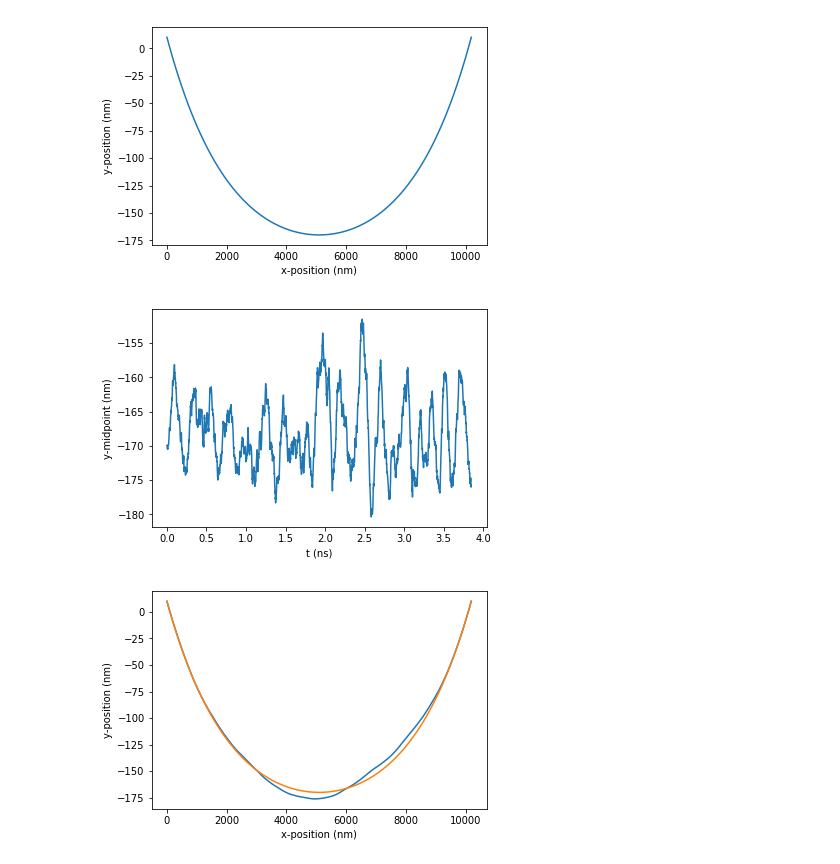
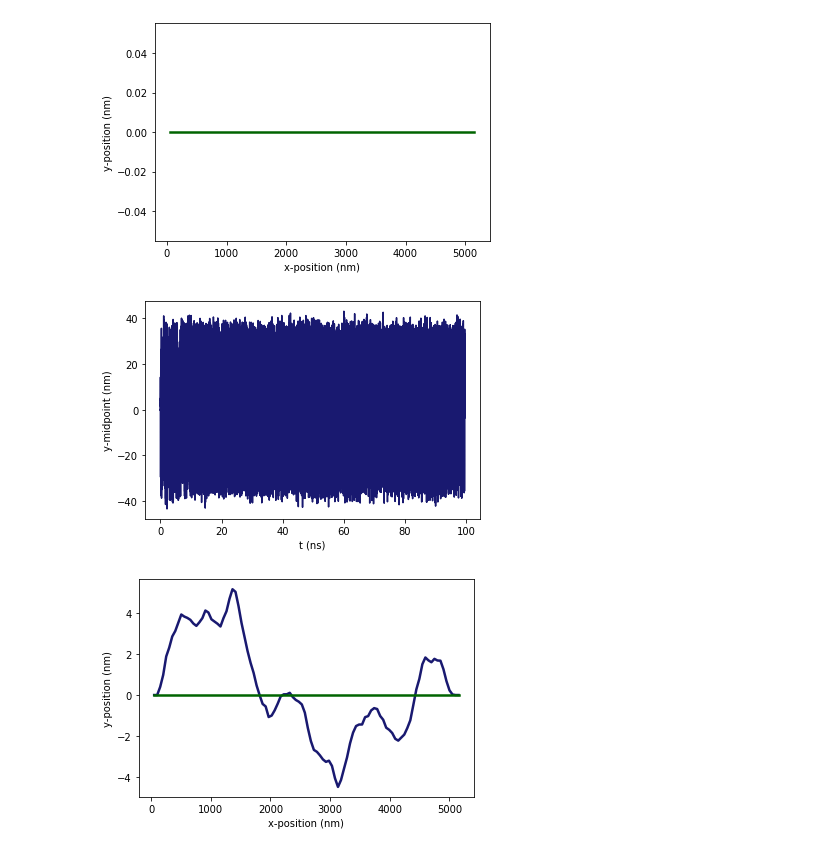
Before and after one commit to arthurbarnard/1D-string-simulations, a Jupyter notebook: CNT simulation viewer.ipynb, the cells around one changed output. Cells and saved outputs as stored; diff of their text form; code cells hidden in the pictures.

```diff
--- a/CNT simulation viewer.ipynb
+++ b/CNT simulation viewer.ipynb
@@ -4,8 +4,7 @@ import matplotlib
 import matplotlib.pyplot as plt
 # %%
 #loading in initial file
-_fname = './initfiles/inputFile_010.txt'
-
+_fname = './initfiles/inputFile_047.txt'
 _fid = open(_fname)
 _data = np.fromfile(_fid,dtype = 'float')
 N_points = len(_data)/6
@@ -14,34 +13,34 @@ x_init = _data[0::6]
 y_init = _data[1::6]
 
 #plot initial file
-plt.plot(x_init,y_init)
+plt.plot(x_init,y_init,lw=2.5,color='darkgreen')
 plt.xlabel('x-position (nm)')
 plt.ylabel('y-position (nm)')
 plt.show()
 # %% [output]
-[figure, old version]
+[figure, new version]
 # %%
 #load in single position time-series
-_fname = './outfiles/testOut_010Y1.txt'
+_fname = 'testOut_047Y1.txt'
 _fid = open(_fname)
 _data = np.fromfile(_fid,dtype = 'float')
 _fid.close()
 N_time_steps = len(_data)
 dt = 1.28
 #loaded in and calculated data
 y_of_t = _data
 t = np.arange(N_time_steps)*dt
 
 #plot time-series
-plt.plot(t/1000.,y_of_t)
+plt.plot(t/1000.,y_of_t,color='midnightblue')
 plt.ylabel('y-midpoint (nm)')
 plt.xlabel('t (ns)')
 plt.show()
 # %% [output]
-[figure, old version]
+[figure, new version]
 # %%
 #load in and plot initial and final deflection.
-_fname = './outfiles/testOut_010.txt'
+_fname = 'testOut_047.txt'
 _fid = open(_fname,'rb')
 _fid.seek(int(8*(N_time_steps-1)*N_points*6),0)
 _data = np.fromfile(_fid,count=int(N_points*6),dtype='float')
@@ -49,10 +48,10 @@ _fid.close()
 x_final = _data[0::6]
 y_final = _data[1::6]
 
-plt.plot(x_final,y_final)
-plt.plot(x_init,y_init)
+plt.plot(x_final,y_final,lw=2.5,color='midnightblue')
+plt.plot(x_init,y_init,lw=2.5,color='darkgreen')
 plt.xlabel('x-position (nm)')
 plt.ylabel('y-position (nm)')
 plt.show()
 # %% [output]
-[figure, old version]
+[figure, new version]
```
Also changed, not shown: parts of 3 cells of this notebook.
